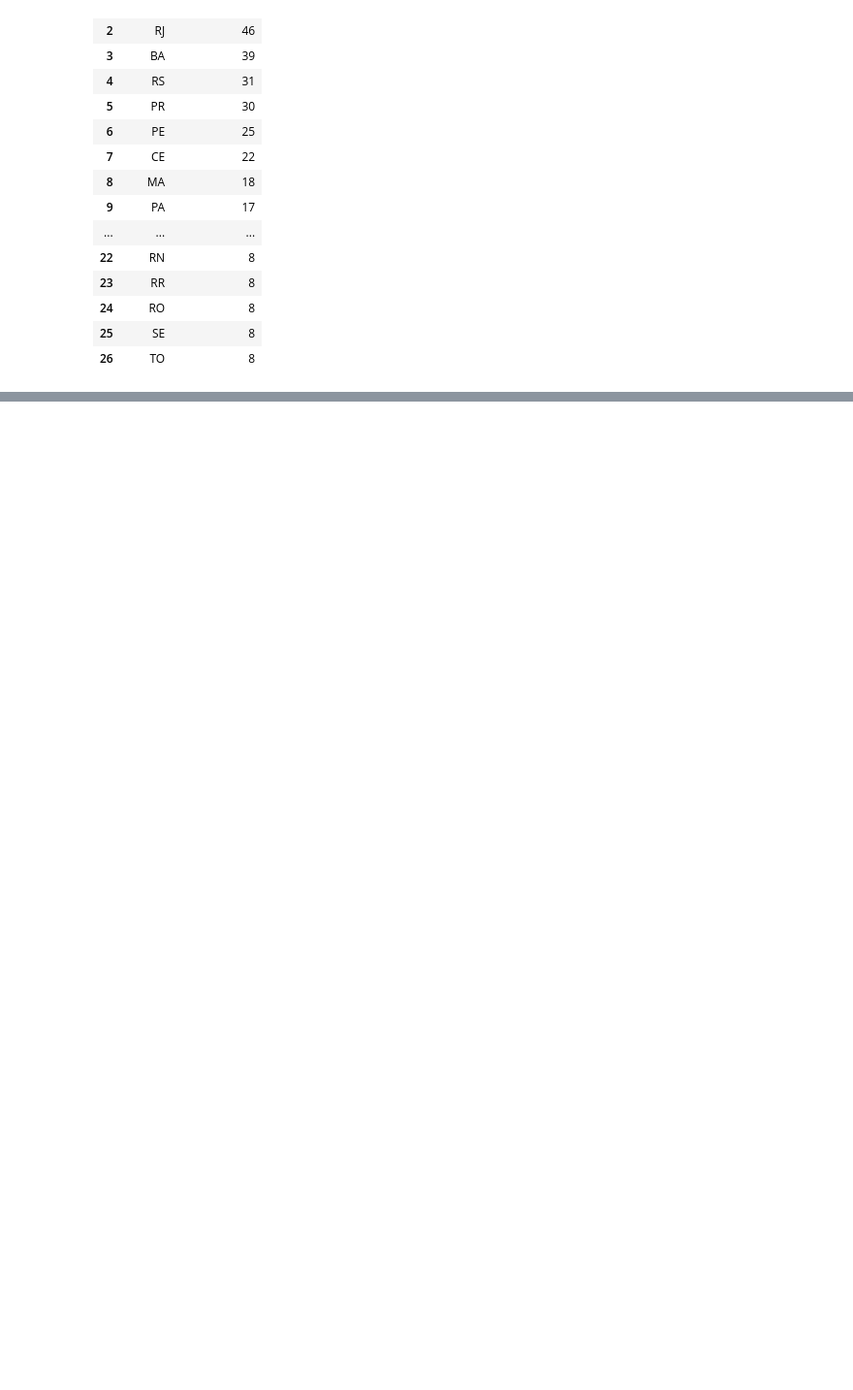
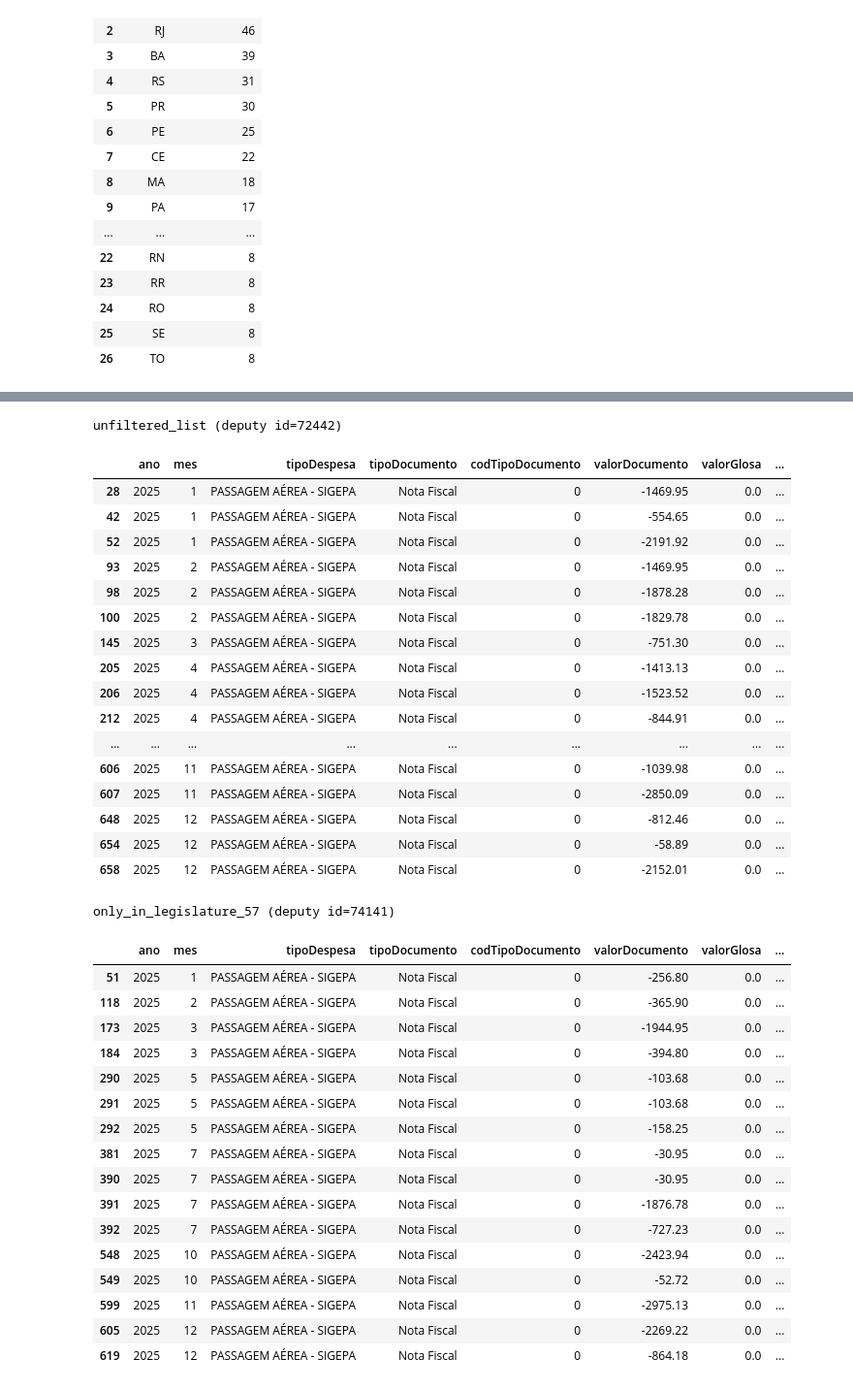
Before and after one commit to GustavoHenriqueMS/cota-parlamentar-analytics, a Jupyter notebook: notebooks/01_exploracao_api.ipynb, the cells around one changed output, grey strips where cells are left out. Shown at 97% size. Cells and saved outputs as stored; diff of their text form; code cells hidden in the pictures; blank space fills up the shorter version.

Commit message:
feat(notebooks): explora despesas por ID deputado

```diff
--- a/notebooks/01_exploracao_api.ipynb
+++ b/notebooks/01_exploracao_api.ipynb
@@ -114,0 +152,18 @@ deputies_by_state
+# %%
+if len(deputies_all) != 513:
+    raise ValueError(f"Expected 513 deputies, got {len(deputies_all)}")
+if not only_in_legislature_57:
+    raise ValueError("No ids found only in legislature 57")
+
+selected_deputy_ids = {"unfiltered_list": sorted(ids_all)[4], "only_in_legislature_57": only_in_legislature_57[7]}
+expense_results: dict[str, dict[str, Any]] = {}
+
+for group_name, deputy_id in selected_deputy_ids.items():
+    records, pages = fetch_expenses(deputy_id, year=2025)
+    expenses_df = pd.DataFrame(records)
+    if "cnpjCpfFornecedor" in expenses_df.columns:
+        expenses_df["cnpjCpfFornecedor"] = expenses_df["cnpjCpfFornecedor"].astype("string")
+    null_counts = expenses_df.isna().sum().rename("null_count").to_frame()
+    expense_results[group_name] = {"deputy_id": deputy_id, "pages": pages, "dataframe": expenses_df}
+    print(f"{group_name}: deputy id={deputy_id}, pages={pages}, records={len(records)}")
+    display(null_counts)
@@ -114,0 +207,59 @@ deputies_by_state
+# %%
+negative_expense_columns = [
+    "ano",
+    "mes",
+    "tipoDespesa",
+    "tipoDocumento",
+    "codTipoDocumento",
+    "valorDocumento",
+    "valorGlosa",
+    "valorLiquido",
+]
+
+for group_name, result in expense_results.items():
+    expenses_df = result["dataframe"]
+    print(f"{group_name} (deputy id={result['deputy_id']})")
+    if "valorDocumento" not in expenses_df.columns:
+        negative_expenses = pd.DataFrame(columns=negative_expense_columns)
+    else:
+        negative_expenses = expenses_df.loc[
+            expenses_df["valorDocumento"] < 0, negative_expense_columns
+        ]
+    display(negative_expenses)
+# %% [output]
+unfiltered_list (deputy id=72442)
+|  | ano | mes | tipoDespesa | tipoDocumento | codTipoDocumento | valorDocumento | valorGlosa | ... |
+| 28 | 2025 | 1 | PASSAGEM AÉREA - SIGEPA | Nota Fiscal | 0 | -1469.95 | 0.0 | ... |
+| 42 | 2025 | 1 | PASSAGEM AÉREA - SIGEPA | Nota Fiscal | 0 | -554.65 | 0.0 | ... |
+| 52 | 2025 | 1 | PASSAGEM AÉREA - SIGEPA | Nota Fiscal | 0 | -2191.92 | 0.0 | ... |
+| 93 | 2025 | 2 | PASSAGEM AÉREA - SIGEPA | Nota Fiscal | 0 | -1469.95 | 0.0 | ... |
+| 98 | 2025 | 2 | PASSAGEM AÉREA - SIGEPA | Nota Fiscal | 0 | -1878.28 | 0.0 | ... |
+| 100 | 2025 | 2 | PASSAGEM AÉREA - SIGEPA | Nota Fiscal | 0 | -1829.78 | 0.0 | ... |
+| 145 | 2025 | 3 | PASSAGEM AÉREA - SIGEPA | Nota Fiscal | 0 | -751.30 | 0.0 | ... |
+| 205 | 2025 | 4 | PASSAGEM AÉREA - SIGEPA | Nota Fiscal | 0 | -1413.13 | 0.0 | ... |
+| 206 | 2025 | 4 | PASSAGEM AÉREA - SIGEPA | Nota Fiscal | 0 | -1523.52 | 0.0 | ... |
+| 212 | 2025 | 4 | PASSAGEM AÉREA - SIGEPA | Nota Fiscal | 0 | -844.91 | 0.0 | ... |
+| ... | ... | ... | ... | ... | ... | ... | ... | ... |
+| 606 | 2025 | 11 | PASSAGEM AÉREA - SIGEPA | Nota Fiscal | 0 | -1039.98 | 0.0 | ... |
+| 607 | 2025 | 11 | PASSAGEM AÉREA - SIGEPA | Nota Fiscal | 0 | -2850.09 | 0.0 | ... |
+| 648 | 2025 | 12 | PASSAGEM AÉREA - SIGEPA | Nota Fiscal | 0 | -812.46 | 0.0 | ... |
+| 654 | 2025 | 12 | PASSAGEM AÉREA - SIGEPA | Nota Fiscal | 0 | -58.89 | 0.0 | ... |
+| 658 | 2025 | 12 | PASSAGEM AÉREA - SIGEPA | Nota Fiscal | 0 | -2152.01 | 0.0 | ... |
+only_in_legislature_57 (deputy id=74141)
+|  | ano | mes | tipoDespesa | tipoDocumento | codTipoDocumento | valorDocumento | valorGlosa | ... |
+| 51 | 2025 | 1 | PASSAGEM AÉREA - SIGEPA | Nota Fiscal | 0 | -256.80 | 0.0 | ... |
+| 118 | 2025 | 2 | PASSAGEM AÉREA - SIGEPA | Nota Fiscal | 0 | -365.90 | 0.0 | ... |
+| 173 | 2025 | 3 | PASSAGEM AÉREA - SIGEPA | Nota Fiscal | 0 | -1944.95 | 0.0 | ... |
+| 184 | 2025 | 3 | PASSAGEM AÉREA - SIGEPA | Nota Fiscal | 0 | -394.80 | 0.0 | ... |
+| 290 | 2025 | 5 | PASSAGEM AÉREA - SIGEPA | Nota Fiscal | 0 | -103.68 | 0.0 | ... |
+| 291 | 2025 | 5 | PASSAGEM AÉREA - SIGEPA | Nota Fiscal | 0 | -103.68 | 0.0 | ... |
+| 292 | 2025 | 5 | PASSAGEM AÉREA - SIGEPA | Nota Fiscal | 0 | -158.25 | 0.0 | ... |
+| 381 | 2025 | 7 | PASSAGEM AÉREA - SIGEPA | Nota Fiscal | 0 | -30.95 | 0.0 | ... |
+| 390 | 2025 | 7 | PASSAGEM AÉREA - SIGEPA | Nota Fiscal | 0 | -30.95 | 0.0 | ... |
+| 391 | 2025 | 7 | PASSAGEM AÉREA - SIGEPA | Nota Fiscal | 0 | -1876.78 | 0.0 | ... |
+| 392 | 2025 | 7 | PASSAGEM AÉREA - SIGEPA | Nota Fiscal | 0 | -727.23 | 0.0 | ... |
+| 548 | 2025 | 10 | PASSAGEM AÉREA - SIGEPA | Nota Fiscal | 0 | -2423.94 | 0.0 | ... |
+| 549 | 2025 | 10 | PASSAGEM AÉREA - SIGEPA | Nota Fiscal | 0 | -52.72 | 0.0 | ... |
+| 599 | 2025 | 11 | PASSAGEM AÉREA - SIGEPA | Nota Fiscal | 0 | -2975.13 | 0.0 | ... |
+| 605 | 2025 | 12 | PASSAGEM AÉREA - SIGEPA | Nota Fiscal | 0 | -2269.22 | 0.0 | ... |
+| 619 | 2025 | 12 | PASSAGEM AÉREA - SIGEPA | Nota Fiscal | 0 | -864.18 | 0.0 | ... |
```
Also changed, not shown: parts of 7 cells of this notebook.
